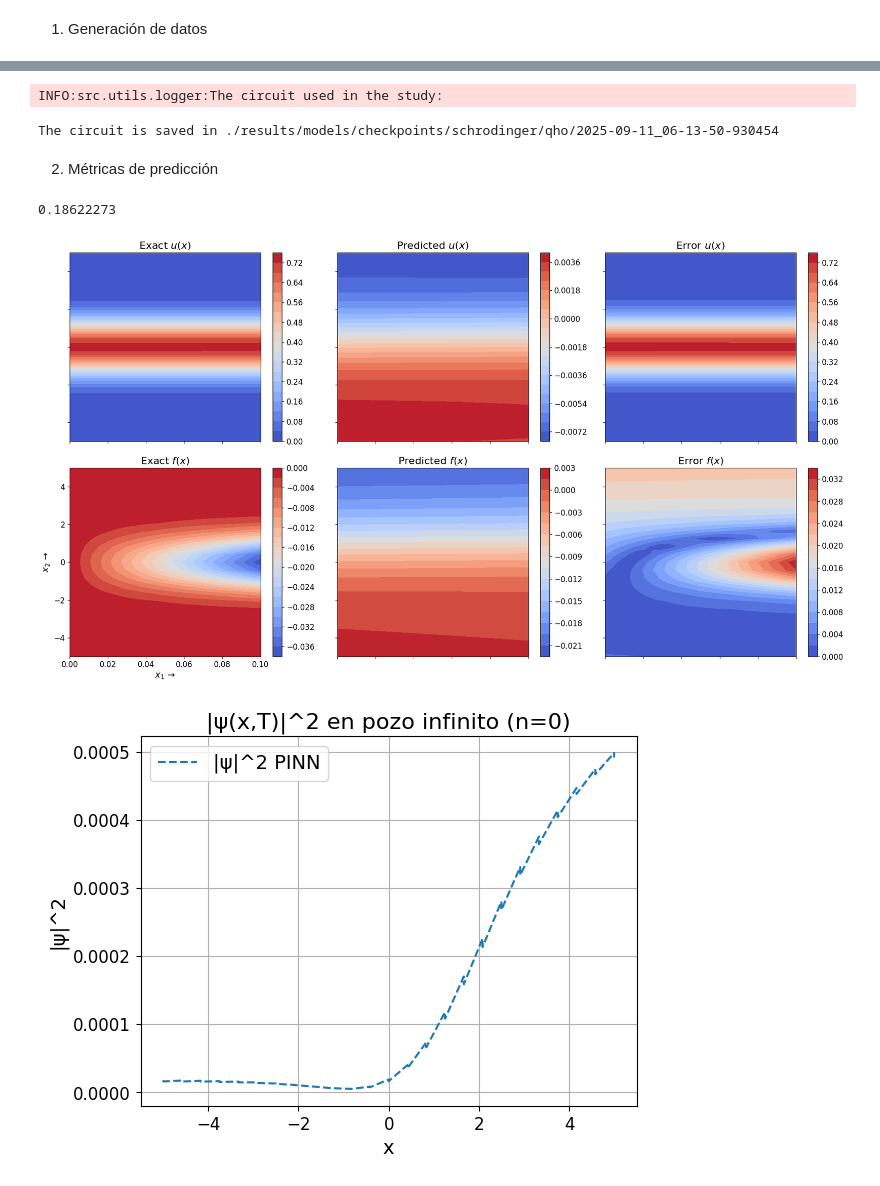
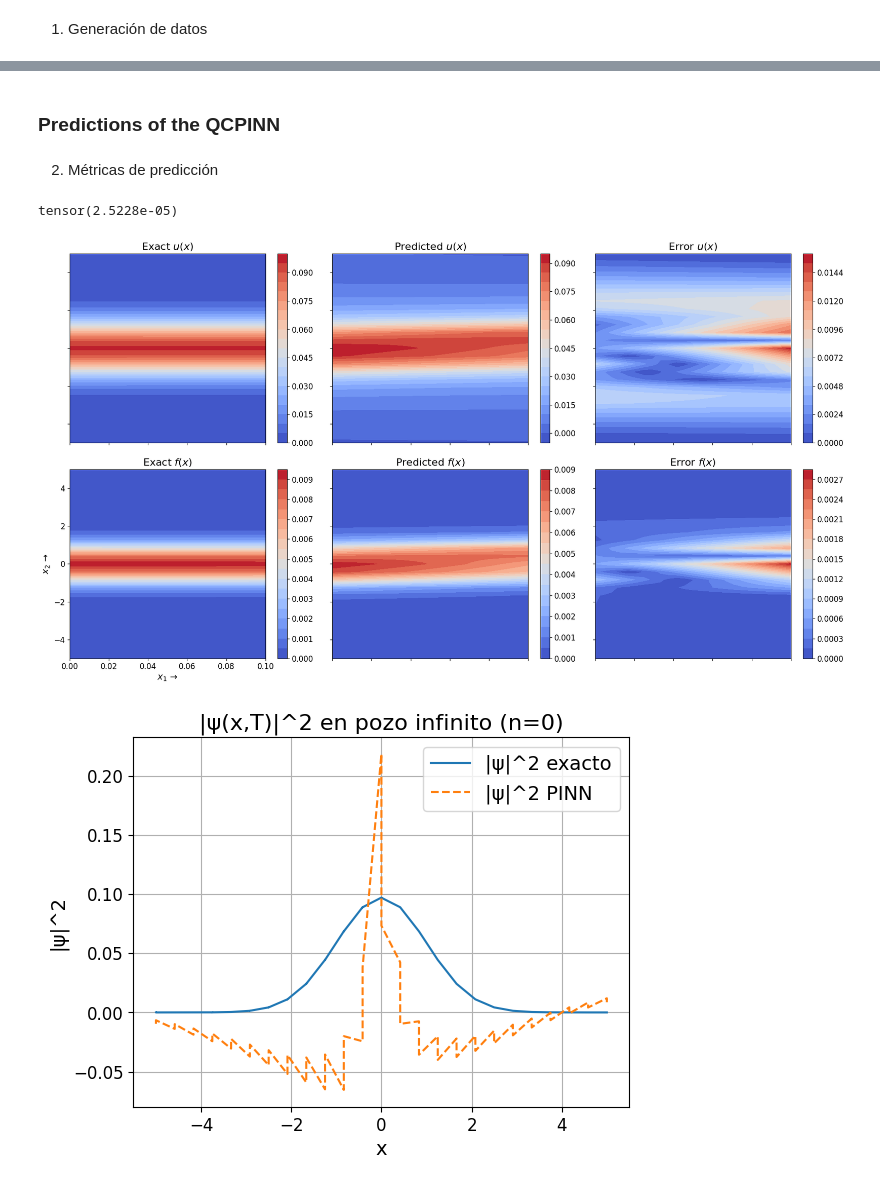
Before and after one commit to mateophy/QPINNs-2026, a Jupyter notebook: notebooks/operators_modifications/Operador_Schrodinger_1D.ipynb, the cells around one changed output, grey strips where cells are left out. Saved outputs shown, nothing was run; the diff lists cells and outputs as text; code cells hidden in the pictures.

Commit message:
Se acomodan pruebas de analisis de ruido y comparativas de circuitos

```diff
--- a/notebooks/operators_modifications/Operador_Schrodinger_1D.ipynb
+++ b/notebooks/operators_modifications/Operador_Schrodinger_1D.ipynb
@@ -387,9 +387,9 @@ DEVICE = torch.device("cuda" if torch.cuda.is_available() else "cpu")
 # %%
 mode = "hybrid"
 num_qubits = 5
-output_dim = 2
+output_dim = 1
 input_dim = 2
-hidden_dim = 30
+hidden_dim = 10
 num_quantum_layers = 1
 cutoff_dim = 20
 classic_network = [input_dim, hidden_dim, output_dim]
@@ -420,8 +420,8 @@ eq_params = {
 }
 
 args = {
-    "batch_size": 64,
-    "epochs": 400,
+    "batch_size": 32,
+    "epochs": 1000,
     "lr": 1E-3,
     "seed": 42,
     "print_every": 1,
@@ -432,7 +432,7 @@ args = {
     "hidden_dim": hidden_dim,
     "num_quantum_layers": num_quantum_layers,
     "classic_network": classic_network,
-    "q_ansatz": "sim_circ_15",  # options: "alternating_layer_tdcnot", "abbas" , farhi , sim_circ_13_half, sim_circ_13 , sim_circ_14_half, sim_circ_14 , sim_circ_15 ,sim_circ_19
+    "q_ansatz": "alternating_layer_tdcnot",  # options: "alternating_layer_tdcnot", "abbas" , farhi , sim_circ_13_half, sim_circ_13 , sim_circ_14_half, sim_circ_14 , sim_circ_15 ,sim_circ_19
     "mode": mode,
     "activation": "null",  # options: "null", "partial_measurement_half" , partial_measurement_x, tanh (Classical)
     "shots": 1,  # Analytical gradients enabled
@@ -442,9 +442,9 @@ args = {
     "method": "None",
     "cutoff_dim": cutoff_dim,  # num_qubits >= cutoff_dim
     "class": "CVNeuralNetwork2",  # options CVNeuralNetwork1, CVNeuralNetwork2, CVNeuralNetwork3
-    "encoding": "None",  # options : "ampiltude" , "angle" for DV , none for others
-    "eq_params" : eq_params,
-    "noise" : False,
+    "encoding": "amplitude",  # options : "ampiltude" , "angle" for DV , none for others
+    "eq_params" : eq_params,    # Equation parameters
+    "noise" : False,             # Boolean -> Noise of the system
 }
 # %% [markdown]
 2. Validación de componentes
@@ -549,7 +530,12 @@ plt.close(
 # - Original model trainining it's 2025-09-09_20-00-58-853925
 #   results on ./results/models/checkpoints/schrodinger/qho/2025-09-10_11-43-03-756709
 #                                                          /2025-09-10_20-16-36-552753
-model_dir = "./results/models/checkpoints/schrodinger/qho/2025-09-10_20-16-36-552753"
+# -        ../../results/models/checkpoints/schrodinger/qho/2025-09-11_10-28-15-290540
+# -            ./results/models/checkpoints/schrodinger/qho/2025-09-11_21-44-44-138588
+# -            ./results/models/checkpoints/schrodinger/qho/2025-09-12_04-59-39-105436
+# - T          ./results/models/checkpoints/schrodinger/qho/2025-09-12_11-56-07-486570
+model_dir = "./results/models/checkpoints/schrodinger/qho/2025-09-12_11-56-07-486570"
+
 
 # Cargado de versiones de los modelos
 model_path = os.path.join(model_dir, "model_weights.pth")
@@ -640,16 +643,18 @@ qml.draw_mpl(model.quantum_layer.circuit)(model.preprocessor(X_star[0, 0:2]));
+# %% [markdown]
+### Predictions of the QCPINN
 # %%
 # Predictions over values
 with torch.no_grad():
     psi_pred = model(torch.cat((t_eval, x_eval), dim=1))
     psi_r_pred = psi_pred[:, 0:1]
-    psi_i_pred = psi_pred[:, 1:2]
-    mod2_pred = (psi_r_pred**2 + psi_i_pred**2).squeeze(1).cpu().numpy()
 
-    psi_r_true, psi_i_true, En = exact_eigenstate(n_level, t_eval, x_eval, L=L, mass=mass, hbar=hbar, omega=omega, example=example)
-    mod2_true = (psi_r_true**2 + psi_i_true**2).squeeze(1).cpu().numpy()
+    mod2_pred = (psi_r_pred**2).squeeze(1).cpu().numpy()
+
+    psi_r_true, En = exact_eigenstate(n_level, t_eval, x_eval, L=L, mass=mass, hbar=hbar, omega=omega, example=example)
+    mod2_true = (psi_r_true**2).squeeze(1).cpu().numpy()
+
+    # Normalización de soluciones
+    psi_r_pred /= torch.norm(psi_r_pred); psi_r_true /= torch.norm(psi_r_true)
-# %% [output]
-INFO:src.utils.logger:The circuit used in the study:
-The circuit is saved in ./results/models/checkpoints/schrodinger/qho/2025-09-11_06-13-50-930454
 # %% [markdown]
 2. Métricas de predicción
 # %%
@@ -663,27 +668,27 @@ def magnitude_mean(y_pred_r, y_true_r, y_pred_i, y_true_i):
     mse = np.sqrt(mse_r + mse_i).mean()
 
     return mse
-# %%
-magnitude_mean(psi_r_true, psi_r_pred, psi_i_true, psi_i_pred)
-# %% [output]
-0.18622273
+# %%
+torch.nn.MSELoss()(psi_r_true, psi_r_pred)
+# %% [output]
+tensor(2.5228e-05)
 # %%
 # Routine plots:
 plt_prediction(
     logger,
     X,
     psi_r_true.cpu().detach().numpy(),
     psi_r_pred.cpu().detach().numpy(),
-    psi_i_true.cpu().detach().numpy(),
-    psi_i_pred.cpu().detach().numpy(),
+    psi_r_true.cpu().detach().numpy()**2,
+    psi_r_pred.cpu().detach().numpy()**2,
 )
 # %% [output]
-[figure, old version]
+[figure, new version]
 # %%
 # Gráfico 1: |psi|^2 en t=T (PINN vs exacto)
 plt.figure()
-# plt.plot(x_eval.squeeze(1).cpu().numpy(), mod2_true, label="|ψ|^2 exacto")
-plt.plot(x_eval.squeeze(1).cpu().numpy(), mod2_pred, "--", label="|ψ|^2 PINN")
+plt.plot(x_eval.squeeze(1).cpu().numpy(), psi_r_true, label="|ψ|^2 exacto")
+plt.plot(x_eval.squeeze(1).cpu().numpy(), psi_r_pred, "--", label="|ψ|^2 PINN")
 plt.title(f"|ψ(x,T)|^2 en pozo infinito (n={n_level})")
 plt.xlabel("x")
 plt.ylabel("|ψ|^2")
@@ -691,7 +696,7 @@ plt.legend()
 plt.grid()
 plt.show()
 # %% [output]
-[figure, old version]
+[figure, new version]
 # %%
 # Gráfico 2: error absoluto en |psi|^2
 plt.figure()
```
Also changed, not shown: parts of 9 cells of this notebook, 52 other files.
